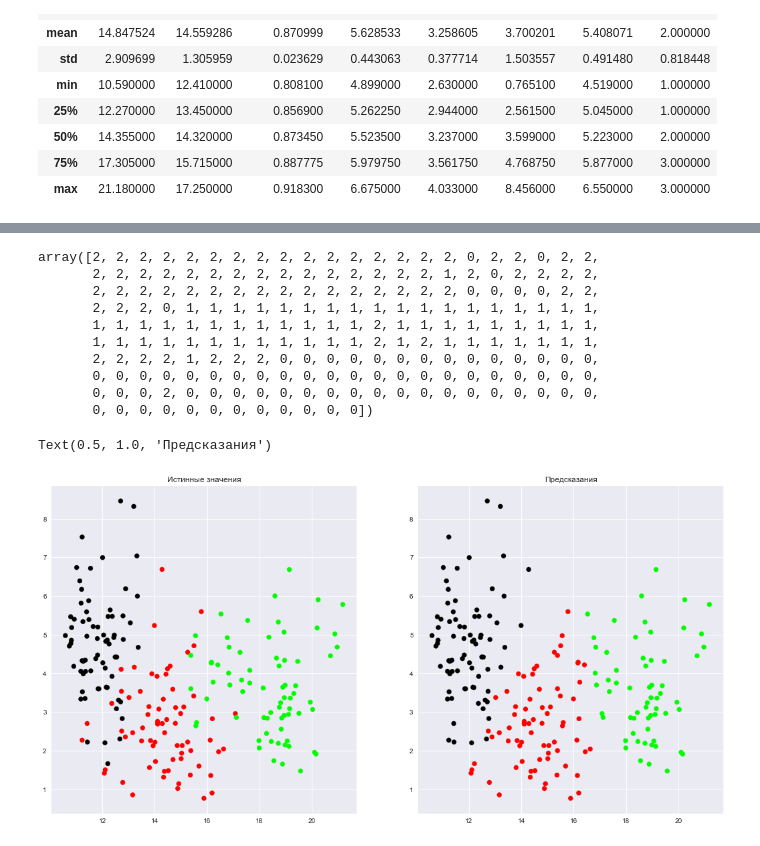
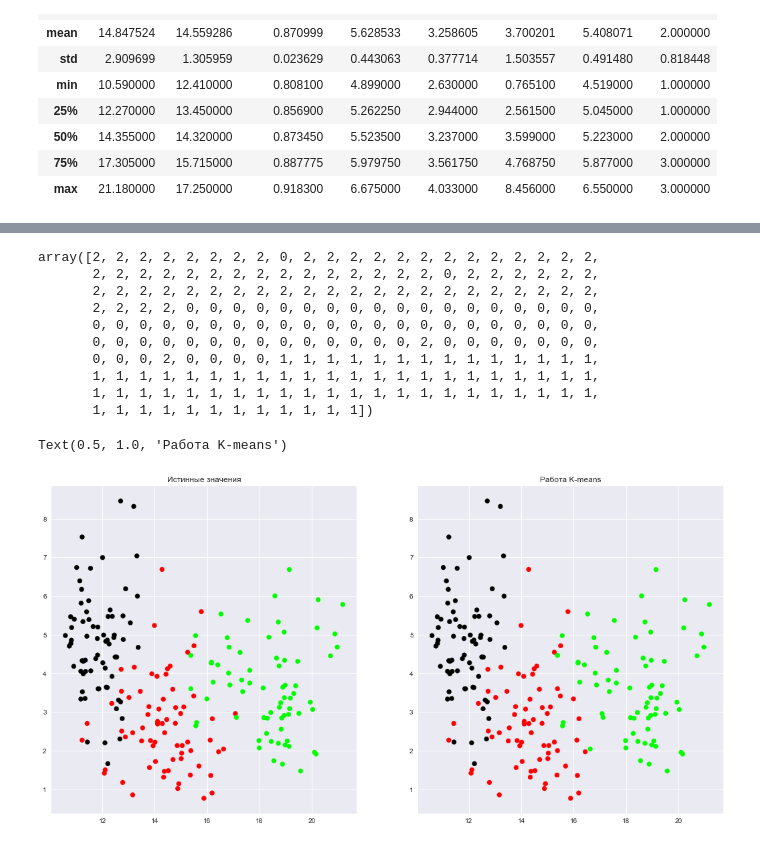
Before and after one commit to PereverzevVV/Data-clustering-algorithms, a Jupyter notebook: Семена.ipynb, the cells around one changed output, grey strips where cells are left out. Saved outputs shown, nothing was run; the diff lists cells and outputs as text; code cells hidden in the pictures.

```diff
--- a/Семена.ipynb
+++ b/Семена.ipynb
@@ -59,0 +34,12 @@ array([0, 0, 0, 0, 0, 0, 0, 0, 0, 0, 0, 0, 0, 0, 0, 0, 0, 0, 0, 0, 0, 0,
+# %%
+#Стандартизация данных
+seeds_target = np.array(seeds.type)
+seeds_target -= 1
+seeds.drop(['type'],axis=1)
+seeds_scaled = preprocessing.scale(seeds)
+
+# Обучаем K-means и сравниваем метки
+km = KMeans(n_clusters=3, n_jobs=-1)
+pred_small = km.fit_predict(seeds_scaled)
+
+seeds_target
@@ -60,30 +57,30 @@ array([0, 0, 0, 0, 0, 0, 0, 0, 0, 0, 0, 0, 0, 0, 0, 0, 0, 0, 0, 0, 0, 0,
 # %%
 pred_small
 # %% [output]
-array([2, 2, 2, 2, 2, 2, 2, 2, 2, 2, 2, 2, 2, 2, 2, 2, 0, 2, 2, 0, 2, 2,
-       2, 2, 2, 2, 2, 2, 2, 2, 2, 2, 2, 2, 2, 2, 2, 1, 2, 0, 2, 2, 2, 2,
-       2, 2, 2, 2, 2, 2, 2, 2, 2, 2, 2, 2, 2, 2, 2, 2, 0, 0, 0, 0, 2, 2,
-       2, 2, 2, 0, 1, 1, 1, 1, 1, 1, 1, 1, 1, 1, 1, 1, 1, 1, 1, 1, 1, 1,
-       1, 1, 1, 1, 1, 1, 1, 1, 1, 1, 1, 1, 2, 1, 1, 1, 1, 1, 1, 1, 1, 1,
-       1, 1, 1, 1, 1, 1, 1, 1, 1, 1, 1, 1, 2, 1, 2, 1, 1, 1, 1, 1, 1, 1,
-       2, 2, 2, 2, 1, 2, 2, 2, 0, 0, 0, 0, 0, 0, 0, 0, 0, 0, 0, 0, 0, 0,
+array([2, 2, 2, 2, 2, 2, 2, 2, 0, 2, 2, 2, 2, 2, 2, 2, 2, 2, 2, 2, 2, 2,
+       2, 2, 2, 2, 2, 2, 2, 2, 2, 2, 2, 2, 2, 2, 2, 0, 2, 2, 2, 2, 2, 2,
+       2, 2, 2, 2, 2, 2, 2, 2, 2, 2, 2, 2, 2, 2, 2, 2, 2, 2, 2, 2, 2, 2,
+       2, 2, 2, 2, 0, 0, 0, 0, 0, 0, 0, 0, 0, 0, 0, 0, 0, 0, 0, 0, 0, 0,
        0, 0, 0, 0, 0, 0, 0, 0, 0, 0, 0, 0, 0, 0, 0, 0, 0, 0, 0, 0, 0, 0,
-       0, 0, 0, 2, 0, 0, 0, 0, 0, 0, 0, 0, 0, 0, 0, 0, 0, 0, 0, 0, 0, 0,
-       0, 0, 0, 0, 0, 0, 0, 0, 0, 0, 0, 0])
+       0, 0, 0, 0, 0, 0, 0, 0, 0, 0, 0, 0, 0, 0, 2, 0, 0, 0, 0, 0, 0, 0,
+       0, 0, 0, 2, 0, 0, 0, 0, 1, 1, 1, 1, 1, 1, 1, 1, 1, 1, 1, 1, 1, 1,
+       1, 1, 1, 1, 1, 1, 1, 1, 1, 1, 1, 1, 1, 1, 1, 1, 1, 1, 1, 1, 1, 1,
+       1, 1, 1, 1, 1, 1, 1, 1, 1, 1, 1, 1, 1, 1, 1, 1, 1, 1, 1, 1, 1, 1,
+       1, 1, 1, 1, 1, 1, 1, 1, 1, 1, 1, 1])
 # %%
 plt.style.use('seaborn')
 plt.figure(figsize=(18, 9))
 
 colormap = np.array(['red', 'lime', 'black'])
-colormap2 = np.array(['black', 'lime', 'red'])
+colormap2 = np.array(['lime', 'black', 'red'])
 
 plt.subplot(1, 2, 1)
-plt.scatter(seeds.area, seeds.asymmetry, c=colormap[seed_target])
+plt.scatter(seeds.area, seeds.asymmetry, c=colormap[seeds_target])
 plt.title('Истинные значения')
 
 plt.subplot(1, 2, 2)
 plt.scatter(seeds.area, seeds.asymmetry, c=colormap2[pred_small])
-plt.title('Предсказания')
+plt.title('Работа K-means')
 # %% [output]
-Text(0.5, 1.0, 'Предсказания')
+Text(0.5, 1.0, 'Работа K-means')
-[figure, old version]
+[figure, new version]
```
Also changed, not shown: parts of 13 cells of this notebook, 7 other files.
